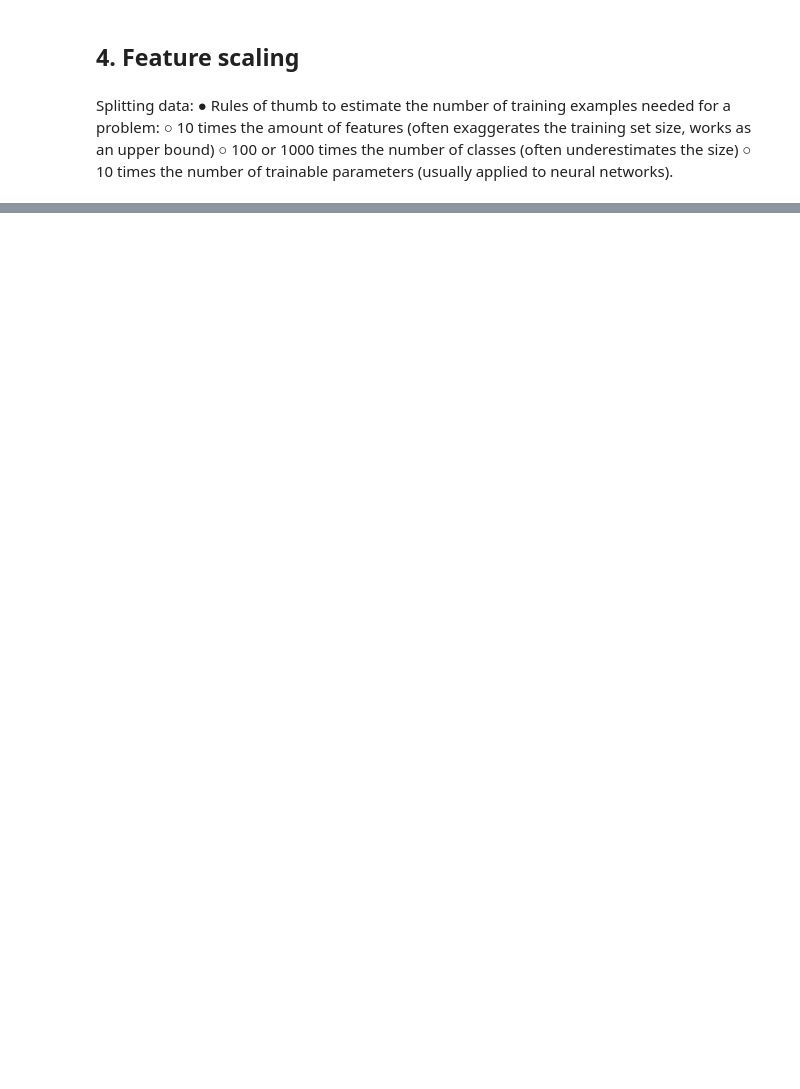
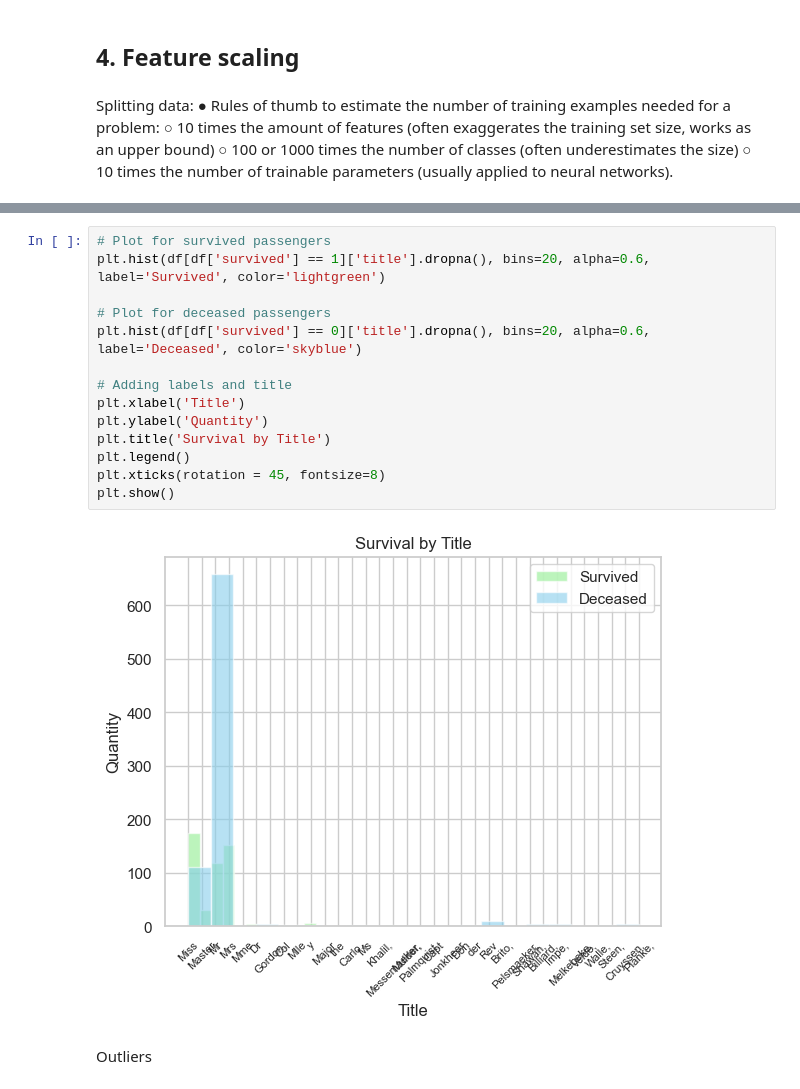
Before and after one commit to fedecaselli/ML-fundamentals-2025, a Jupyter notebook: AssignmentI/assignment_1_<Federica_Caselli[Caselli]>.ipynb, the cells around one changed output, grey strips where cells are left out. Saved outputs shown, nothing was run; the diff lists cells and outputs as text; blank space fills up the shorter version.

```diff
--- a/AssignmentI/assignment_1_<Federica_Caselli[Caselli]>.ipynb
+++ b/AssignmentI/assignment_1_<Federica_Caselli[Caselli]>.ipynb
@@ -450,0 +761,18 @@ Splitting data:
+# %%
+# Plot for survived passengers
+plt.hist(df[df['survived'] == 1]['title'].dropna(), bins=20, alpha=0.6, label='Survived', color='lightgreen')
+
+# Plot for deceased passengers
+plt.hist(df[df['survived'] == 0]['title'].dropna(), bins=20, alpha=0.6, label='Deceased', color='skyblue')
+
+# Adding labels and title
+plt.xlabel('Title')
+plt.ylabel('Quantity')
+plt.title('Survival by Title')
+plt.legend()
+plt.xticks(rotation = 45, fontsize=8)
+plt.show()
+# %% [output]
+[figure, added]
+# %% [markdown]
+Outliers
```
Also changed, not shown: parts of 50 cells of this notebook.
